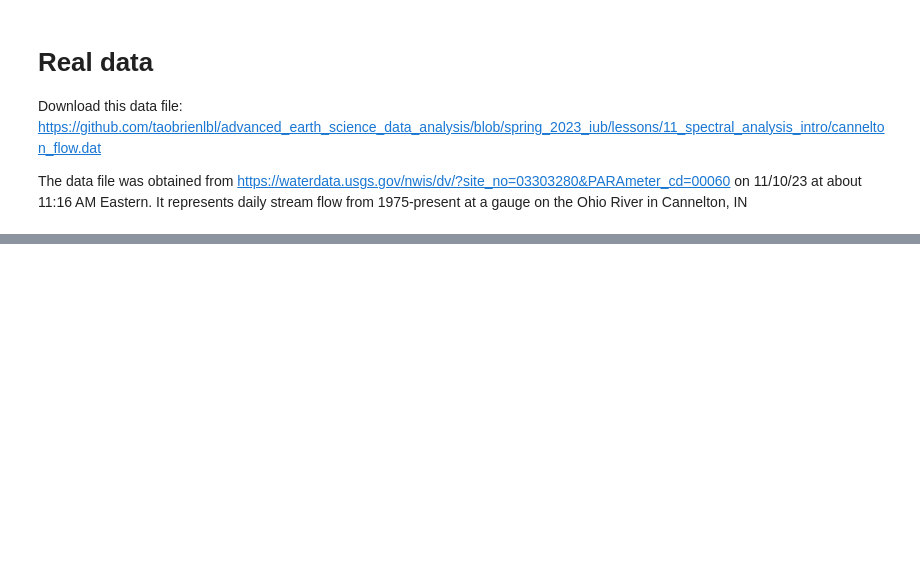
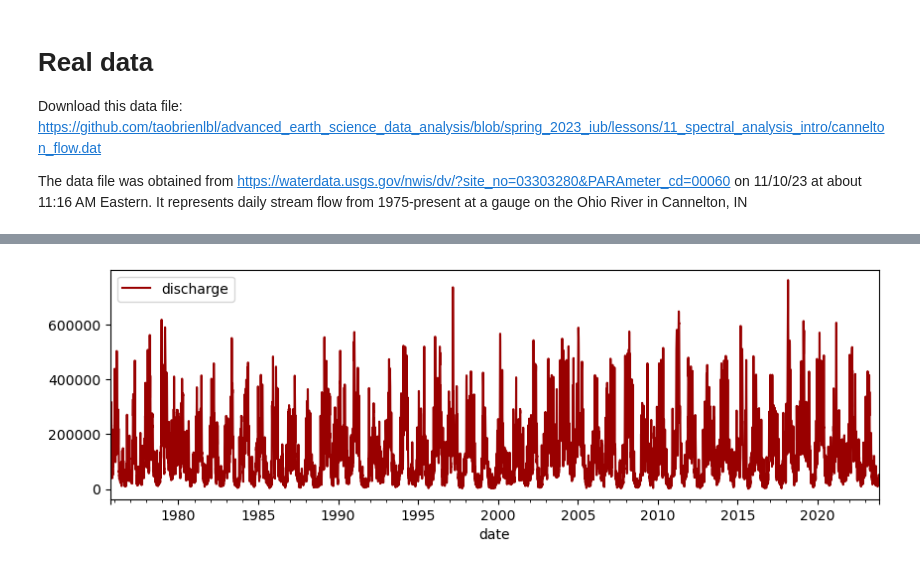
Before and after one commit to taobrienlbl/advanced_earth_science_data_analysis, a Jupyter notebook: lessons/11_spectral_analysis_intro/in_class_work/11_workalong_01_fft.ipynb, the cells around one changed output, grey strips where cells are left out. Saved outputs shown, nothing was run; the diff lists cells and outputs as text; code cells hidden in the pictures; blank space fills up the shorter version.

```diff
--- a/lessons/11_spectral_analysis_intro/in_class_work/11_workalong_01_fft.ipynb
+++ b/lessons/11_spectral_analysis_intro/in_class_work/11_workalong_01_fft.ipynb
@@ -131,0 +130,10 @@ The data file was obtained from https://waterdata.usgs.gov/nwis/dv/?site_no=0330
+# %%
+""" Load the data file. """
+data_url = "https://raw.githubusercontent.com/taobrienlbl/advanced_earth_science_data_analysis/spring_2023_iub/lessons/11_spectral_analysis_intro/cannelton_flow.dat"
+
+import pandas as pd
+
+# load the data
+data_pd = pd.read_csv(data_url, sep = "\t", skiprows = 30, names = ["agency", "id", "date", "discharge", "flag"], parse_dates=["date"])
+
+data_pd.head()
@@ -132,2 +147,7 @@ The data file was obtained from https://waterdata.usgs.gov/nwis/dv/?site_no=0330
 # %%
 """ Plot a time series of the data. """
+fig, ax = plt.subplots(figsize = (10,3))
+data_pd.plot(ax = ax, x="date", y="discharge", color = "#990000")
+plt.show()
+# %% [output]
+[figure, added]
```
Also changed, not shown: parts of 7 cells of this notebook, 1 other file.
